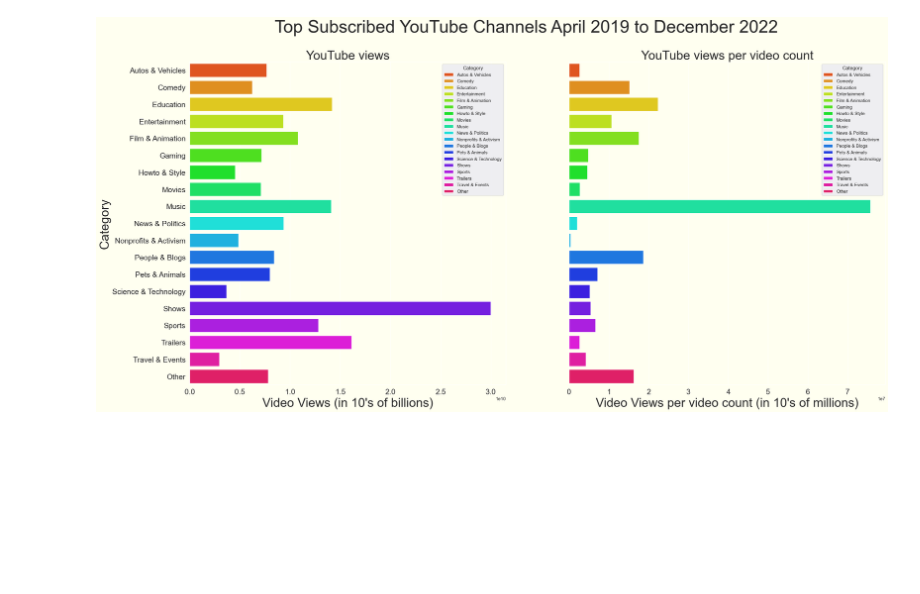
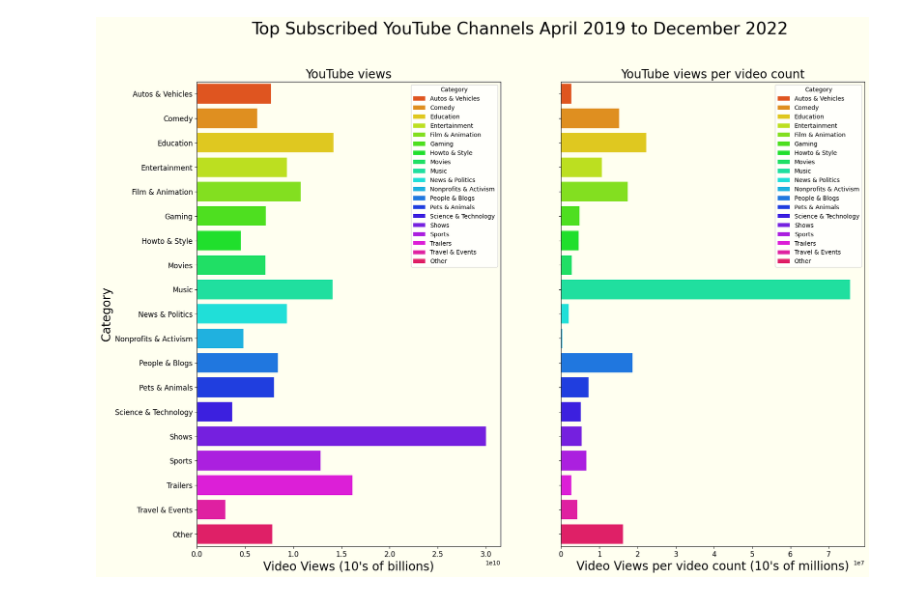
Before and after one commit to StephenBurke/youtube-subs, a Jupyter notebook: eda.ipynb, the cells around one changed output. Saved outputs shown, nothing was run; the diff lists cells and outputs as text; code cells hidden in the pictures; blank space fills up the shorter version.

Commit message:
Updated graph (#21)

```diff
--- a/eda.ipynb
+++ b/eda.ipynb
@@ -12,11 +12,11 @@ df = pd.read_pickle('./youtube_subs.pkl')
 # %%
 bg_color = '#fffff0'
 graph_color = '#fffff0'
-axis_label_size = 30
+axis_label_size = 20
 color_palette = 'hsv'
 
 # Initialise the subplot function using number of rows and columns
-fig, axis = plt.subplots(1, 2, figsize = (30, 14), sharey=True, facecolor = bg_color)
+fig, axis = plt.subplots(1, 2, figsize = (20, 14), sharey=True, facecolor = bg_color)
 
 fig.suptitle(
     'Top Subscribed YouTube Channels April 2019 to December 2022',
@@ -33,35 +33,35 @@ sns.barplot(
     errorbar = None,
     width = .8,
     orient = 'h',
     dodge = False)
 
 axis[0].set_facecolor(graph_color)
 axis[0].set_title('YouTube views', fontsize = axis_label_size)
-axis[0].set_xlabel("Video Views (in 10's of billions)", fontsize = axis_label_size)
+axis[0].set_xlabel("Video Views (10's of billions)", fontsize = axis_label_size)
 axis[0].set_ylabel('Category', fontsize = axis_label_size)
 axis[0].tick_params(labelsize = (0.6)*axis_label_size)
 
 # views/video_count v category
 sns.barplot(
     ax = axis[1],
     data = df,
     y = 'Category',
     x = 'views_over_counts',
     hue = 'Category',
     palette = color_palette,
     errorbar = None,
     width = .8,
     orient = 'h',
     dodge = False)
 
 axis[1].set_facecolor(graph_color)
 axis[1].set_title('YouTube views per video count', fontsize = axis_label_size)
-axis[1].set_xlabel("Video Views per video count (in 10's of millions)", fontsize = axis_label_size)
+axis[1].set_xlabel("Video Views per video count (10's of millions)", fontsize = axis_label_size)
 axis[1].set_ylabel('')
 axis[1].tick_params(labelsize = (0.6)*axis_label_size)
 
 plt.show()
 # %% [output]
-[figure, old version]
+[figure, new version]
 # %%
 fig.savefig('./graph.png', facecolor = fig.get_facecolor())
```
Also changed, not shown: 1 other file.
